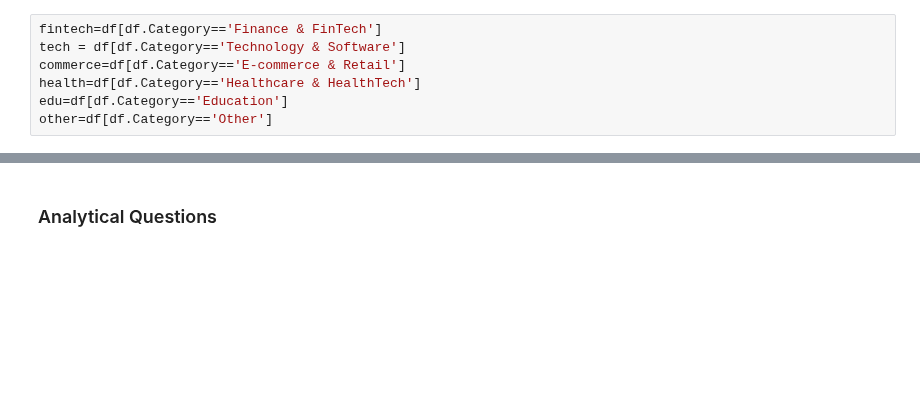
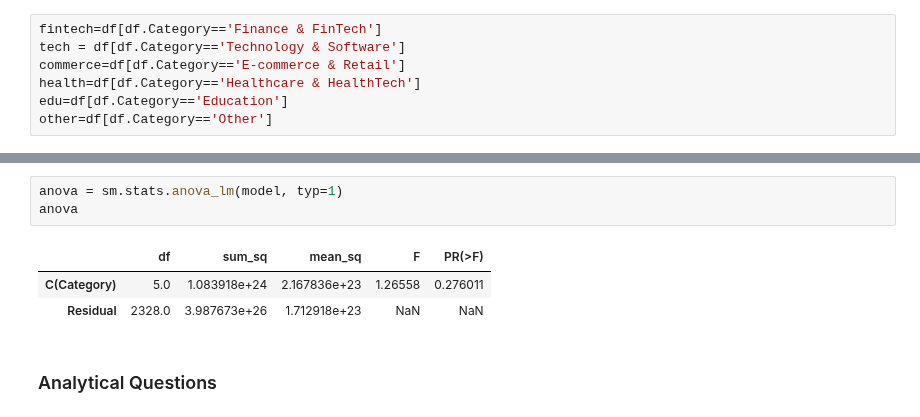
Before and after one commit to kwasichrappah/Indian_start-up_venture_investment_data_analysis, a Jupyter notebook: indian_start-up_capital_investment_data_analysis.ipynb, the cells around one changed output, grey strips where cells are left out. Saved outputs shown, nothing was run; the diff lists cells and outputs as text; blank space fills up the shorter version.

```diff
--- a/indian_start-up_capital_investment_data_analysis.ipynb
+++ b/indian_start-up_capital_investment_data_analysis.ipynb
@@ -486,3 +431,10 @@ Fail to reject null hypothesis >> The variances of the samples are same.
+# %%
+anova = sm.stats.anova_lm(model, typ=1)
+anova
+# %% [output]
+|  | df | sum_sq | mean_sq | F | PR(>F) |
+| C(Category) | 5.0 | 1.083918e+24 | 2.167836e+23 | 1.26558 | 0.276011 |
+| Residual | 2328.0 | 3.987673e+26 | 1.712918e+23 | NaN | NaN |
 # %% [markdown]
 ### Analytical Questions
 # %% [markdown]
```
Also changed, not shown: parts of 45 cells of this notebook.
